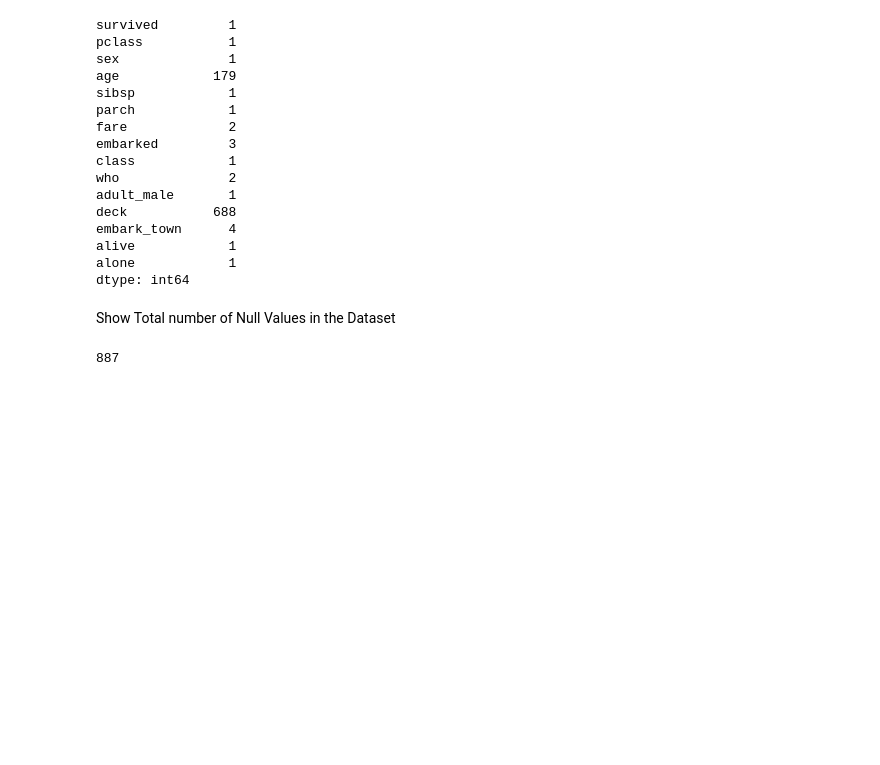
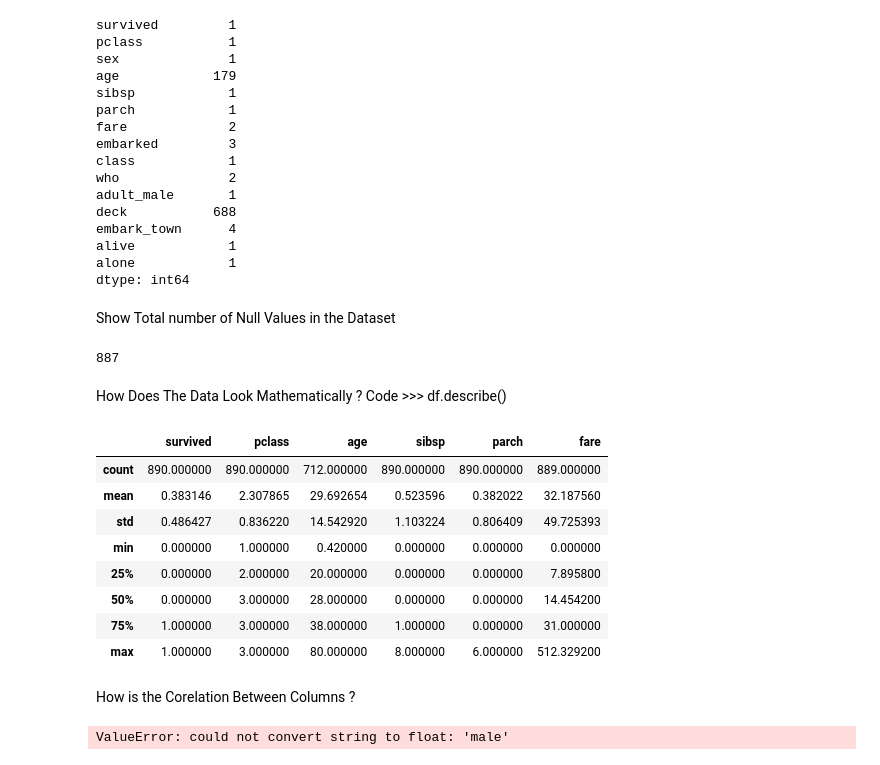
Before and after one commit to muhammadalinoor-1982/ml, a Jupyter notebook: ML/Featured_of_Columns.ipynb, the cells around one changed output. Saved outputs shown, nothing was run; the diff lists cells and outputs as text; code cells hidden in the pictures; blank space fills up the shorter version.

```diff
--- a/ML/Featured_of_Columns.ipynb
+++ b/ML/Featured_of_Columns.ipynb
@@ -229,3 +277,23 @@ Show Total number of Null Values in the Dataset
 df.isnull().sum().sum()
 # %% [output]
 887
+# %% [markdown]
+How Does The Data Look Mathematically ? Code >>> df.describe()
+# %%
+df.describe()
+# %% [output]
+|  | survived | pclass | age | sibsp | parch | fare |
+| count | 890.000000 | 890.000000 | 712.000000 | 890.000000 | 890.000000 | 889.000000 |
+| mean | 0.383146 | 2.307865 | 29.692654 | 0.523596 | 0.382022 | 32.187560 |
+| std | 0.486427 | 0.836220 | 14.542920 | 1.103224 | 0.806409 | 49.725393 |
+| min | 0.000000 | 1.000000 | 0.420000 | 0.000000 | 0.000000 | 0.000000 |
+| 25% | 0.000000 | 2.000000 | 20.000000 | 0.000000 | 0.000000 | 7.895800 |
+| 50% | 0.000000 | 3.000000 | 28.000000 | 0.000000 | 0.000000 | 14.454200 |
+| 75% | 1.000000 | 3.000000 | 38.000000 | 1.000000 | 0.000000 | 31.000000 |
+| max | 1.000000 | 3.000000 | 80.000000 | 8.000000 | 6.000000 | 512.329200 |
+# %% [markdown]
+How is the Corelation Between Columns ?
+# %%
+df.corr()
+# %% [output]
+ValueError: could not convert string to float: 'male'
```
Also changed, not shown: parts of 7 cells of this notebook, 2 other files.
